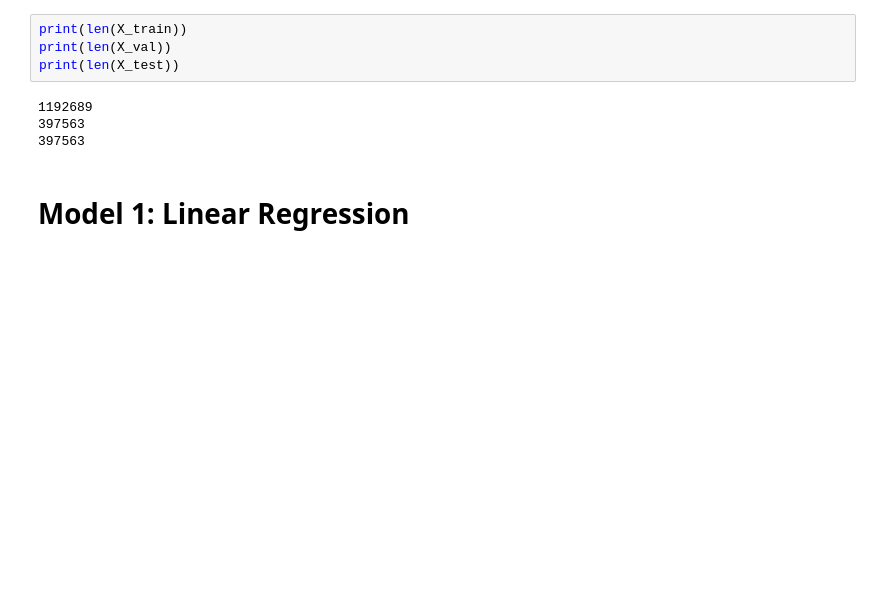
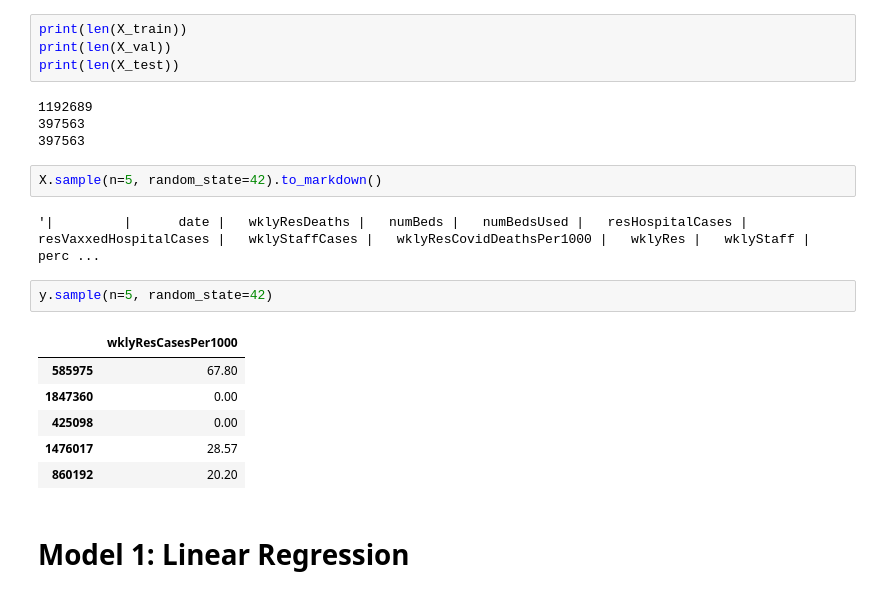
Before and after one commit to Preellis/151A-Nursing-Homes, a Jupyter notebook: main.ipynb, the cells around one changed output. Drawn from its saved outputs; the diff is of its cells as text; blank space fills up the shorter version.

```diff
--- a/main.ipynb
+++ b/main.ipynb
@@ -307,6 +307,19 @@ print(len(X_test))
 1192689
 397563
 397563
+# %%
+X.sample(n=5, random_state=42).to_markdown()
+# %% [output]
+'|         |      date |   wklyResDeaths |   numBeds |   numBedsUsed |   resHospitalCases |   resVaxxedHospitalCases |   wklyStaffCases |   wklyResCovidDeathsPer1000 |   wklyRes |   wklyStaff |   perc ...
+# %%
+y.sample(n=5, random_state=42)
+# %% [output]
+|  | wklyResCasesPer1000 |
+| 585975 | 67.80 |
+| 1847360 | 0.00 |
+| 425098 | 0.00 |
+| 1476017 | 28.57 |
+| 860192 | 20.20 |
 # %% [markdown]
 # Model 1: Linear Regression
 # %%
```
Also changed, not shown: parts of 3 cells of this notebook.
